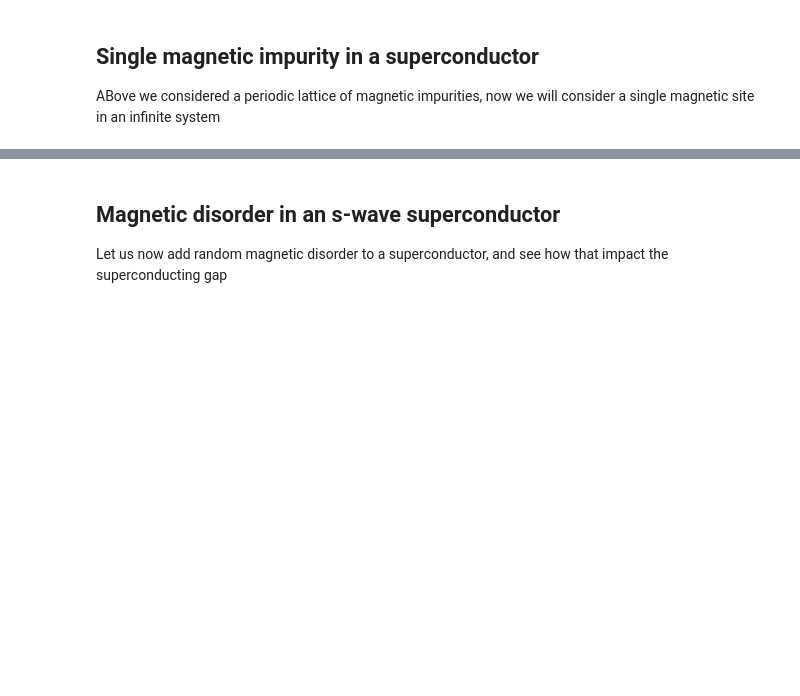
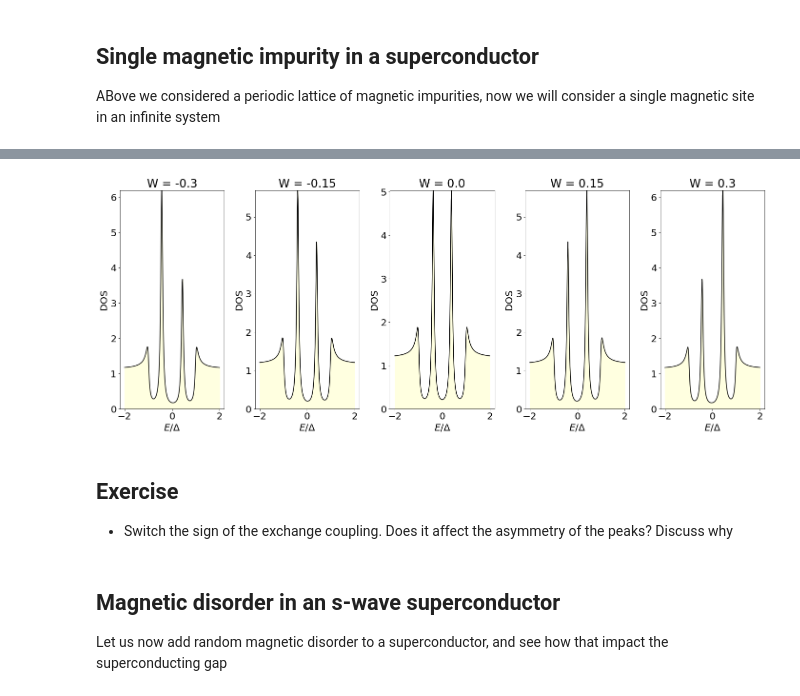
Before and after one commit to joselado/jyvaskyla_summer_school_2022, a Jupyter notebook: sessions/session2.ipynb, the cells around one changed output, grey strips where cells are left out. Cells and saved outputs as stored; diff of their text form; code cells hidden in the pictures; blank space fills up the shorter version.

```diff
--- a/sessions/session2.ipynb
+++ b/sessions/session2.ipynb
@@ -300,3 +306,32 @@ plt.fill_between(e, d, where=d>=d, interpolate=True, color='lightyellow') # add
+# %%
+g = geometry.chain() # take a chain to make the calculations faster
+g = g.get_supercell(3) # make a supercell so that we have several sites per unit cell
+delta = 1e-3 # superconducting order parameter (very small to have nearly constant DOS in the energy window)
+h = g.get_hamiltonian() # generate Hamiltonian
+h.add_swave(delta) # add superconductivity
+energies = np.linspace(-2*delta,2*delta,301) # energy grid
+Ws = np.linspace(-0.3,0.3,5) # potentials
+iw = 1 # counter
+for W in Ws: # loop over local potentials
+    hv = h.copy() # make a copy
+    hv.add_zeeman(potentials.impurity(g.r[1],v=[0.,0.,3.])) # magnetic impurity
+    hv.add_onsite(potentials.impurity(g.r[0],v=W)) # non-magnetic potential nearby
+    hv.add_onsite(potentials.impurity(g.r[2],v=W)) # non-magnetic potential nearby
+    # create an embedding object (infinite pristine system with h, central impurity hv)
+    plt.subplot(1,len(Ws),iw)
+    iw +=1 ; plt.title("W = "+str(np.round(W,3)))
+    eb = embedding.Embedding(h,m=hv)
+    (e,d) = eb.multidos(es=energies,delta=delta/20,operator="electron") # compute DOS
+    e = e/delta # redefine
+    plt.plot(e,d,c="black") ; plt.xlabel("$E/\Delta$") ; plt.ylabel("DOS") # plot
+    plt.ylim([0.,np.max(d)])
+    plt.fill_between(e, d, where=d>=d, interpolate=True, color='lightyellow') # add a background
+plt.tight_layout() # adjust
+# %% [output]
+[figure, added]
+# %% [markdown]
+## Exercise
+- Switch the sign of the exchange coupling. Does it affect the asymmetry of the peaks? Discuss why
 # %% [markdown]
 ## Magnetic disorder in an s-wave superconductor
 Let us now add random magnetic disorder to a superconductor, and see how that impact the superconducting gap
```
Also changed, not shown: parts of 3 cells of this notebook.
